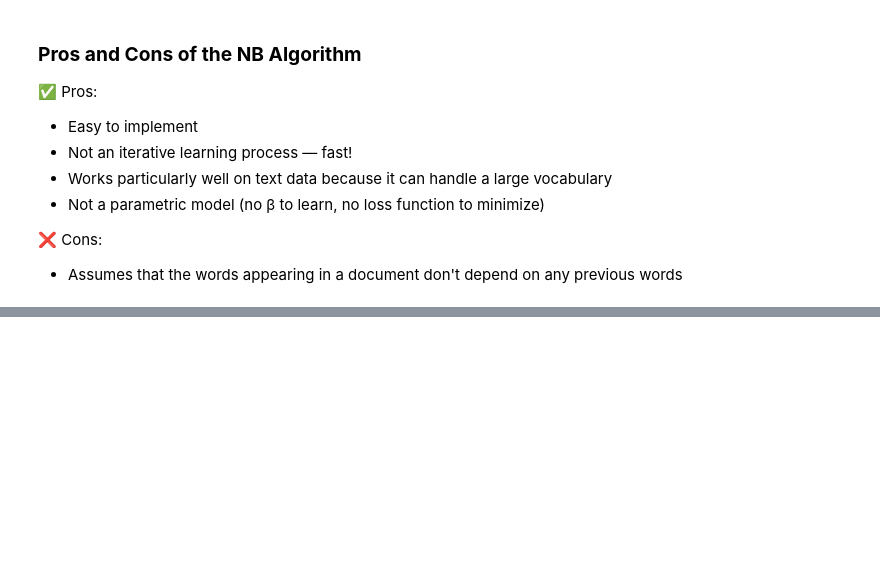
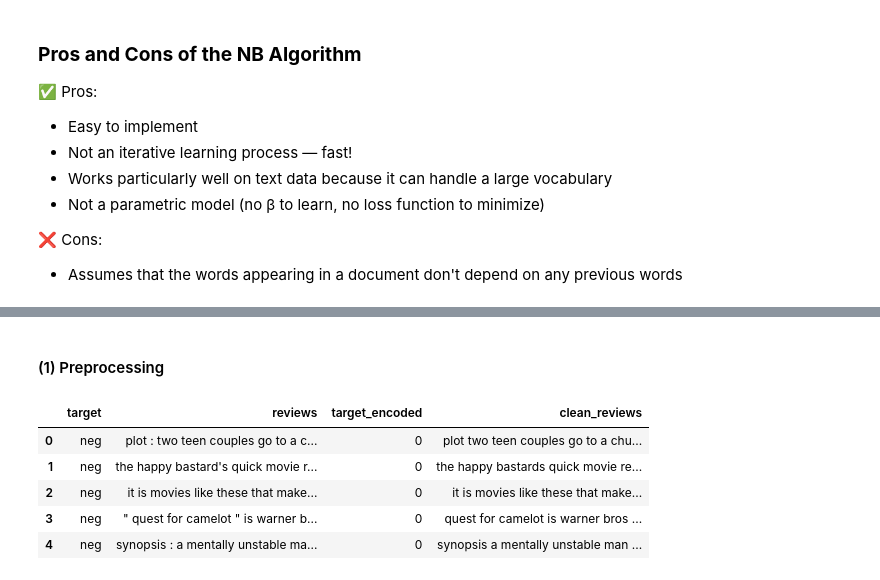
Before and after one commit to jalwalb2765/python_resources, a Jupyter notebook: 10_nlp.ipynb, the cells around one changed output, grey strips where cells are left out. Cells and saved outputs as stored; diff of their text form; code cells hidden in the pictures; blank space fills up the shorter version.

```diff
--- a/10_nlp.ipynb
+++ b/10_nlp.ipynb
@@ -872,0 +1536,5 @@ and when multiplying these probabilities, you will have a null probability!
+# %%
+import pandas as pd
+
+data = pd.read_csv("data/reviews.csv")
+data.head()
@@ -872,0 +1548,5 @@ and when multiplying these probabilities, you will have a null probability!
+# %%
+from sklearn import preprocessing
+
+le = preprocessing.LabelEncoder()
+data["target_encoded"] =  le.fit_transform(data.target)
@@ -872,0 +1562,31 @@ and when multiplying these probabilities, you will have a null probability!
+# %% [markdown]
+#### (1) Preprocessing
+# %%
+import string
+from nltk.corpus import stopwords
+from nltk import word_tokenize
+from nltk.stem import WordNetLemmatizer
+
+def preprocessing(sentence):
+
+    sentence = sentence.strip()
+    sentence = sentence.lower()
+
+    sentence = ''.join(char for char in sentence if not char.isdigit())
+
+    for punctuation in string.punctuation:
+        sentence = sentence.replace(punctuation, '')
+
+    return sentence
+# %%
+# Clean reviews
+
+data['clean_reviews'] = data.reviews.apply(preprocessing)
+data.head()
+# %% [output]
+|  | target | reviews | target_encoded | clean_reviews |
+| 0 | neg | plot : two teen couples go to a c... | 0 | plot two teen couples go to a chu... |
+| 1 | neg | the happy bastard's quick movie r... | 0 | the happy bastards quick movie re... |
+| 2 | neg | it is movies like these that make... | 0 | it is movies like these that make... |
+| 3 | neg | " quest for camelot " is warner b... | 0 | quest for camelot is warner bros ... |
+| 4 | neg | synopsis : a mentally unstable ma... | 0 | synopsis a mentally unstable man ... |
```
Also changed, not shown: parts of 83 cells of this notebook, 3 other files.
